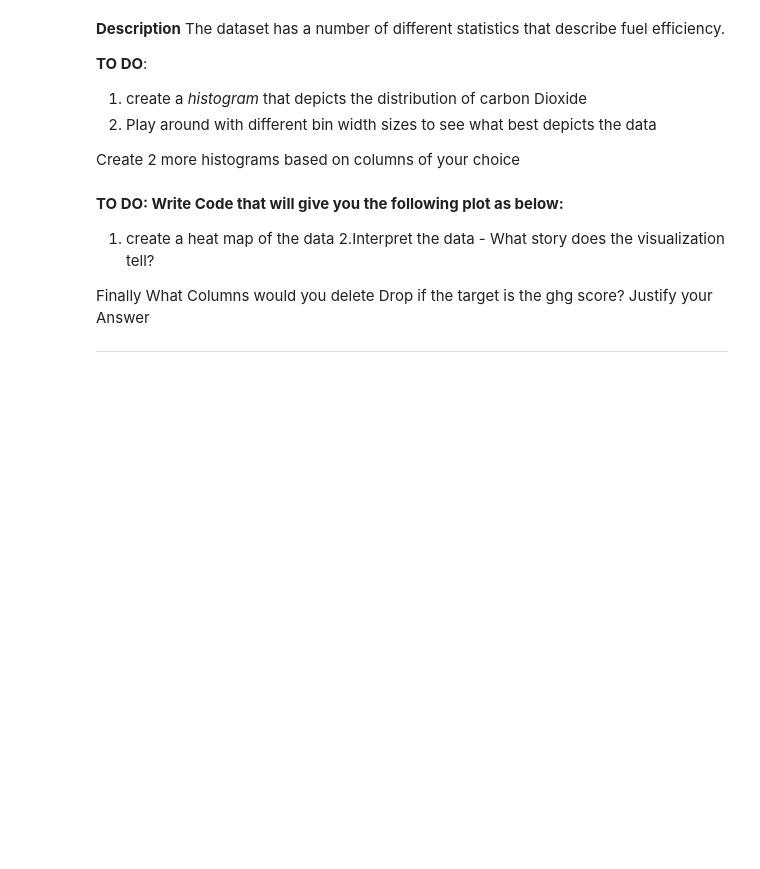
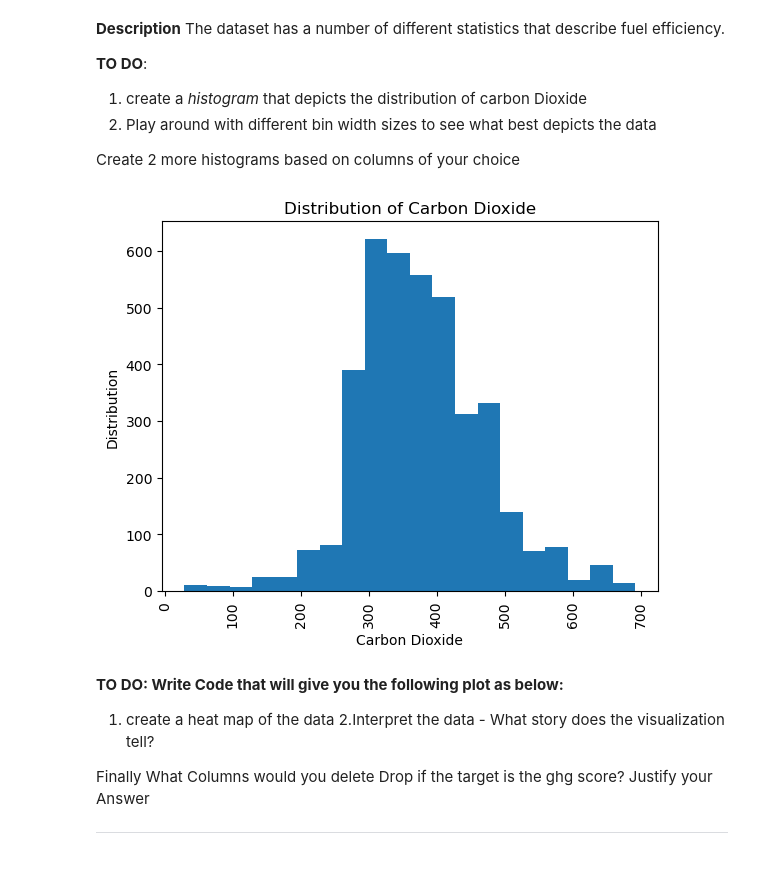
Before and after one commit to AkotoChristine/Project_Plotting_Peer_Group8, a Jupyter notebook: Plotting Assignment.ipynb, the cells around one changed output. Saved outputs shown, nothing was run; the diff lists cells and outputs as text; code cells hidden in the pictures; blank space fills up the shorter version.

```diff
--- a/Plotting Assignment.ipynb
+++ b/Plotting Assignment.ipynb
@@ -66,3 +64,12 @@ Create 2 more histograms based on columns of your choice
+# %%
+plt.hist(data[["co2"]], bins= 20     )
+plt.title("Distribution of Carbon Dioxide")
+plt.xticks(rotation=90)
+plt.xlabel("Carbon Dioxide")
+plt.ylabel("Distribution")
+plt.show()
+# %% [output]
+[figure, added]
 # %%
 # YOUR CODE HERE
 # %%
```
Also changed, not shown: parts of 1 cell of this notebook.
